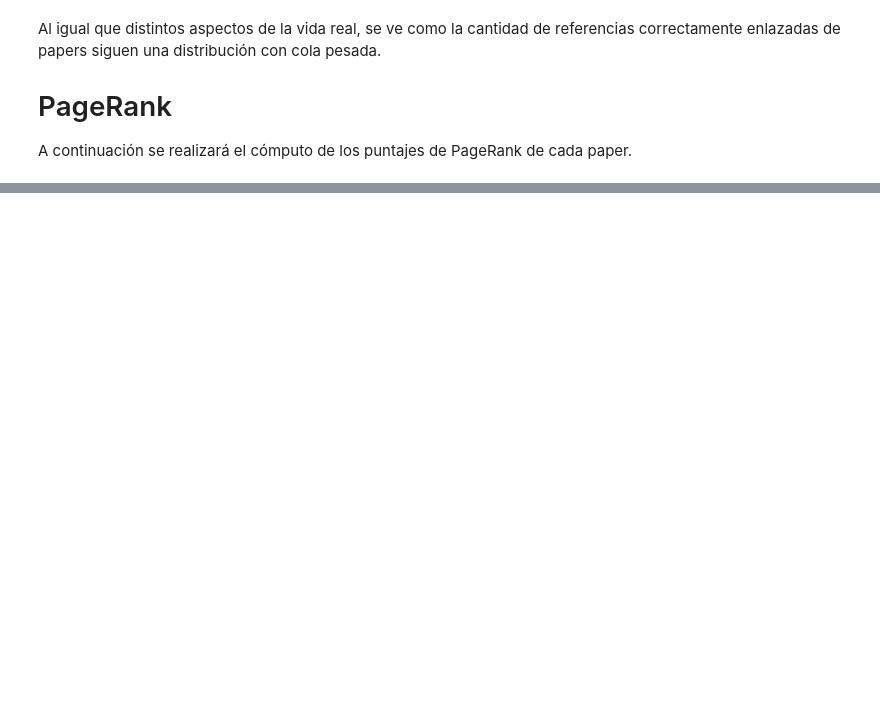
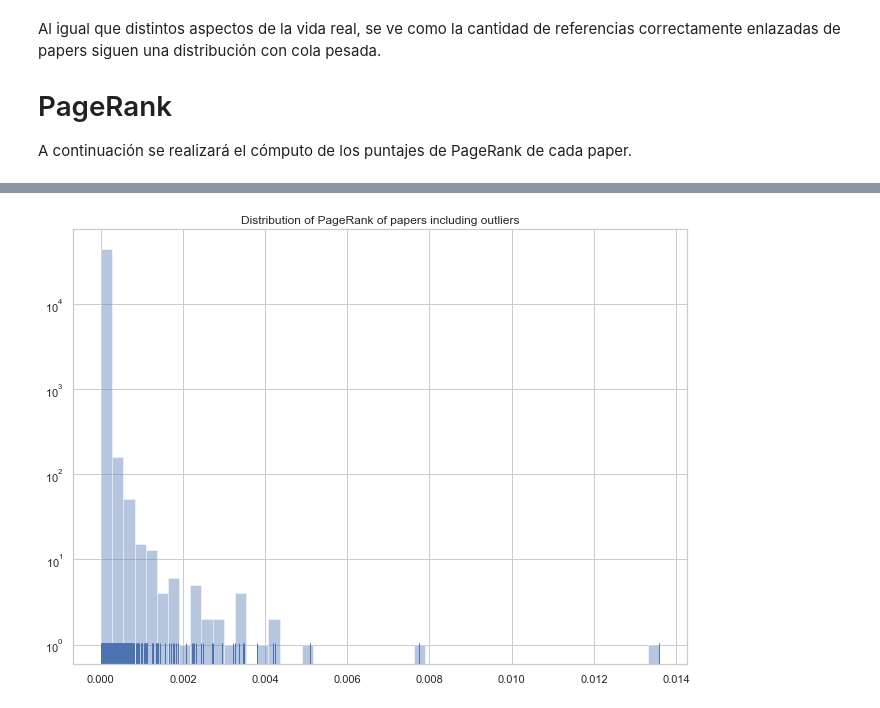
Before and after one commit to Inria-Chile/risotto, a Jupyter notebook: 01_references.ipynb, the cells around one changed output, grey strips where cells are left out. Cells and saved outputs as stored; diff of their text form; code cells hidden in the pictures; blank space fills up the shorter version.

```diff
--- a/01_references.ipynb
+++ b/01_references.ipynb
@@ -402,7 +465,6 @@ You should consider upgrading via the 'pip install --upgrade pip' command.
 # %%
-import networkx as nx
-
-def build_graph(papers):
+#export
+def build_papers_reference_graph(papers):
     G = nx.DiGraph()
 
     # First add the nodes
@@ -416,5 +478,4 @@ def build_graph(papers):
 
     return G
 # %%
-G = build_graph(papers)
-G
+G = build_papers_reference_graph(papers)
@@ -505,6 +549,7 @@ len(pr_values), len(pr_no_outliers), len(pr_values) - len(pr_no_outliers)
 # %%
-fig = plt.figure(figsize=(16, 8))
+fig = plt.figure(figsize=(11, 8))
 ax = sns.distplot(pr_values, kde=False, rug=True)
-ax.set(title="Distribución del PageRank de papers de CORD-19 (con outliers)", yscale="log")
-pass
+ax.set(title="Distribution of PageRank of papers including outliers", yscale="log");
+# %% [output]
+[figure, added]
 # %%
```
Also changed, not shown: parts of 67 cells of this notebook, 6 other files.
